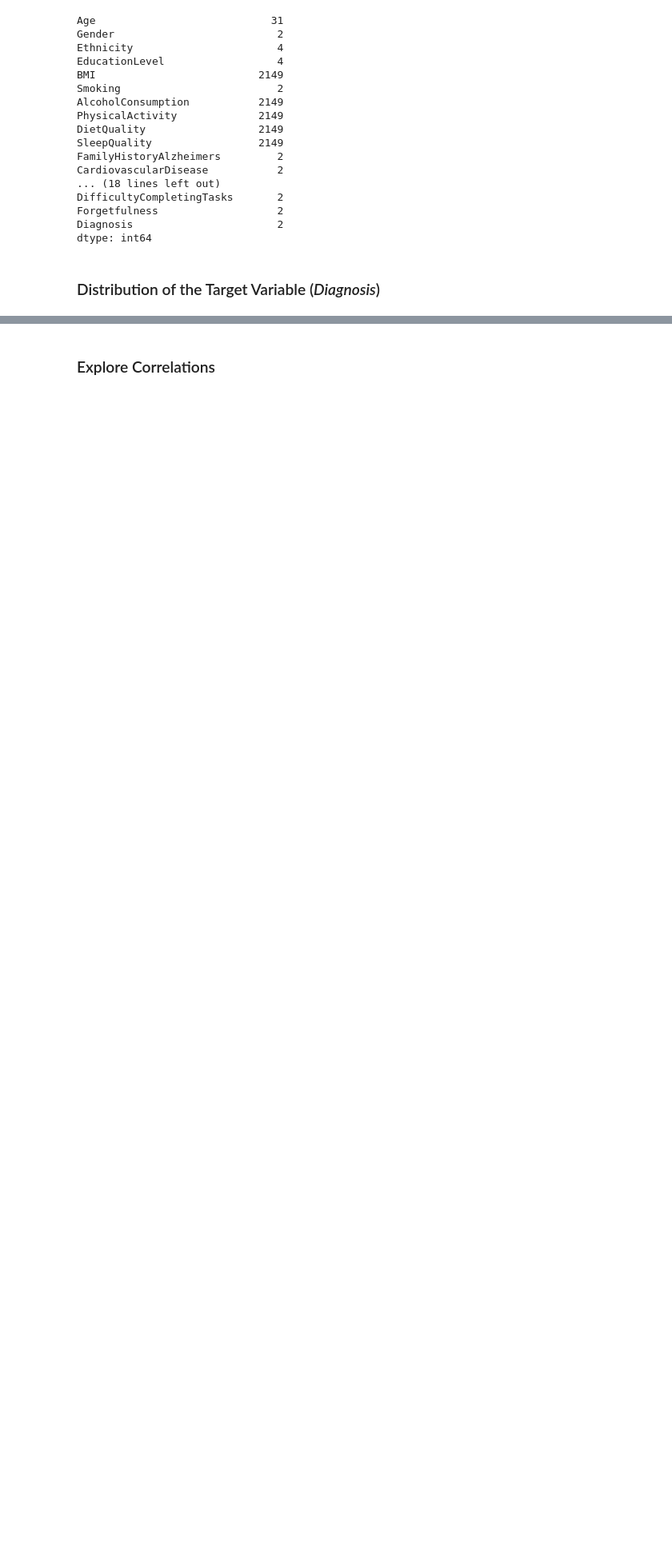
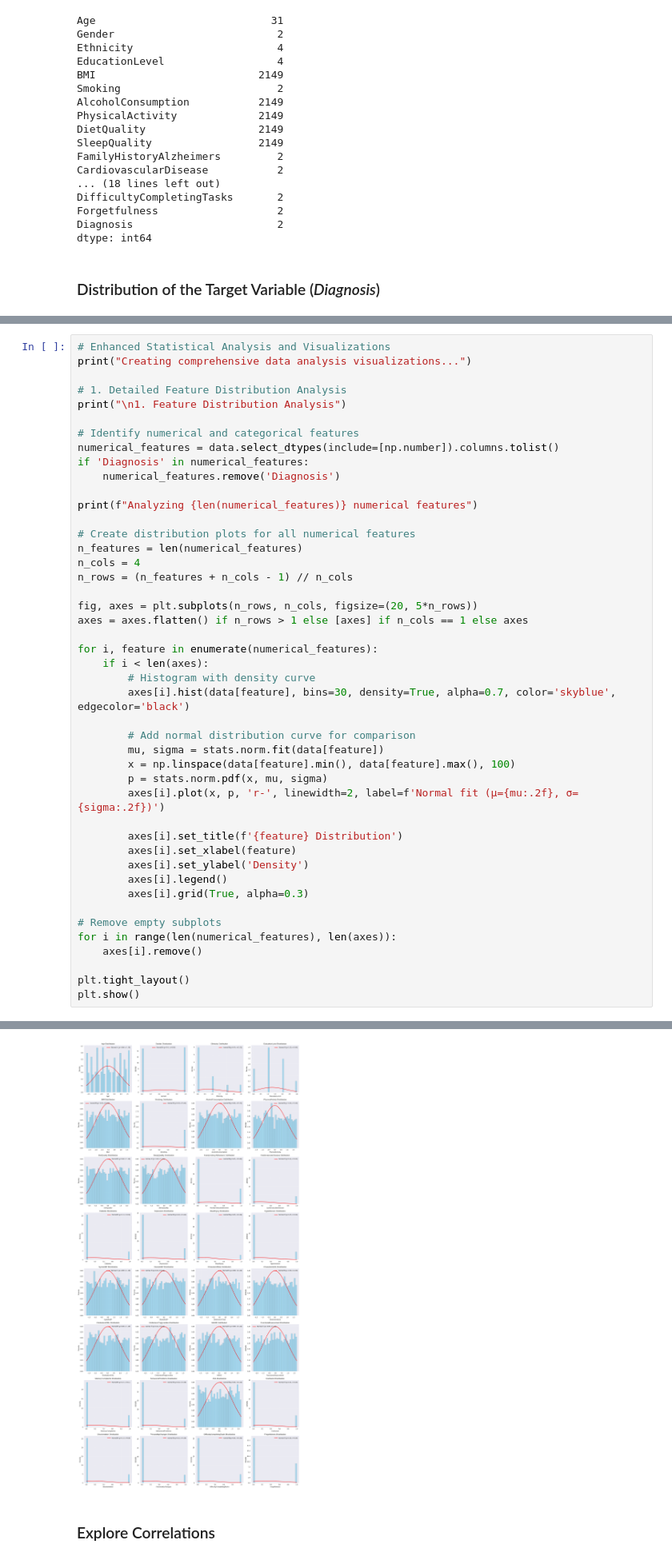
Before and after one commit to Wathe47/Mavericks, a Jupyter notebook: Server/Dementia_Models/Dataset1/1.Dementia - 1 .ipynb, the cells around one changed output, grey strips where cells are left out. Shown at 80% size. Saved outputs shown, nothing was run; the diff lists cells and outputs as text; blank space fills up the shorter version.

```diff
--- a/Server/Dementia_Models/Dataset1/1.Dementia - 1 .ipynb
+++ b/Server/Dementia_Models/Dataset1/1.Dementia - 1 .ipynb
@@ -135,0 +156,46 @@ plt.show()
+# %%
+# Enhanced Statistical Analysis and Visualizations
+print("Creating comprehensive data analysis visualizations...")
+
+# 1. Detailed Feature Distribution Analysis
+print("\n1. Feature Distribution Analysis")
+
+# Identify numerical and categorical features
+numerical_features = data.select_dtypes(include=[np.number]).columns.tolist()
+if 'Diagnosis' in numerical_features:
+    numerical_features.remove('Diagnosis')
+
+print(f"Analyzing {len(numerical_features)} numerical features")
+
+# Create distribution plots for all numerical features
+n_features = len(numerical_features)
+n_cols = 4
+n_rows = (n_features + n_cols - 1) // n_cols
+
+fig, axes = plt.subplots(n_rows, n_cols, figsize=(20, 5*n_rows))
+axes = axes.flatten() if n_rows > 1 else [axes] if n_cols == 1 else axes
+
+for i, feature in enumerate(numerical_features):
+    if i < len(axes):
+        # Histogram with density curve
+        axes[i].hist(data[feature], bins=30, density=True, alpha=0.7, color='skyblue', edgecolor='black')
+
+        # Add normal distribution curve for comparison
+        mu, sigma = stats.norm.fit(data[feature])
+        x = np.linspace(data[feature].min(), data[feature].max(), 100)
+        p = stats.norm.pdf(x, mu, sigma)
+        axes[i].plot(x, p, 'r-', linewidth=2, label=f'Normal fit (μ={mu:.2f}, σ={sigma:.2f})')
+
+        axes[i].set_title(f'{feature} Distribution')
+        axes[i].set_xlabel(feature)
+        axes[i].set_ylabel('Density')
+        axes[i].legend()
+        axes[i].grid(True, alpha=0.3)
+
+# Remove empty subplots
+for i in range(len(numerical_features), len(axes)):
+    axes[i].remove()
+
+plt.tight_layout()
+plt.show()
+# %% [output]
@@ -136,3 +206,4 @@ plt.show()
+[figure, added]
 # %% [markdown]
 ### Explore Correlations
 # %%
```
Also changed, not shown: parts of 11 cells of this notebook, 17 other files.
